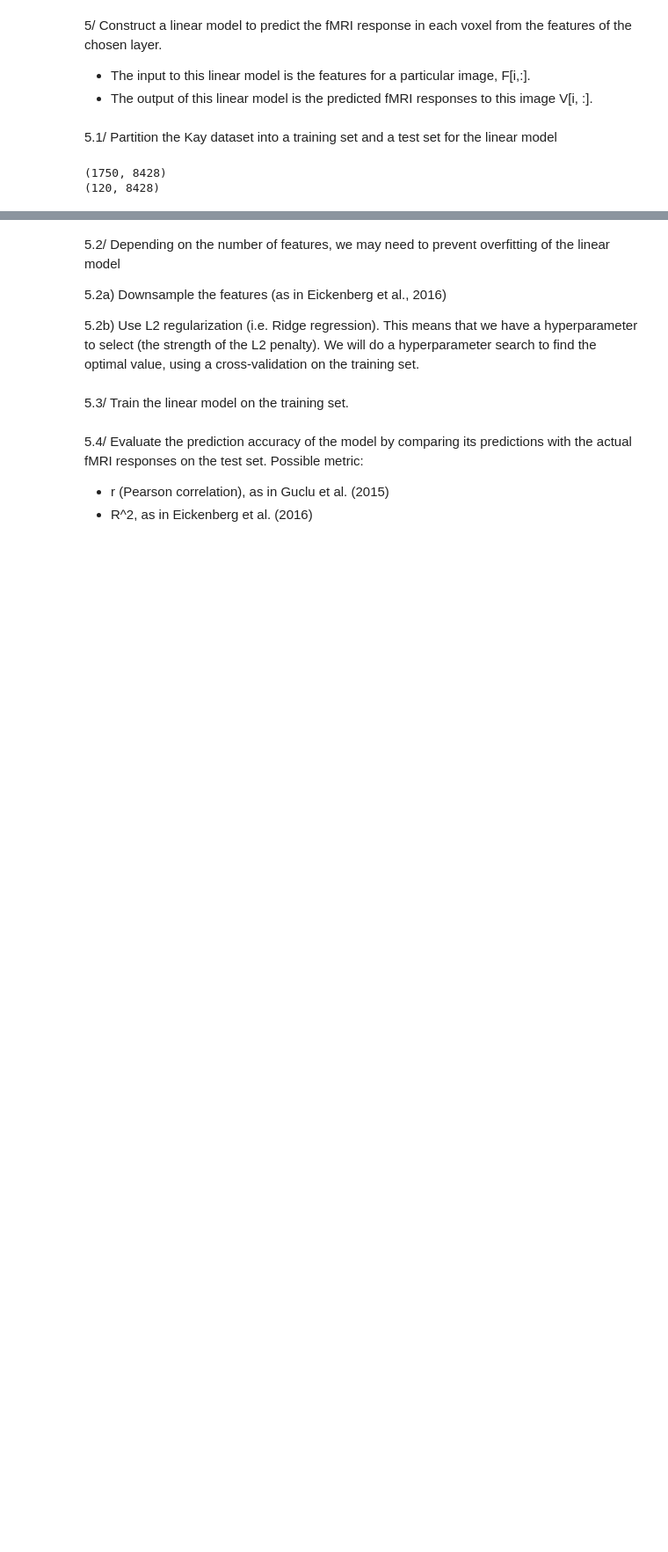
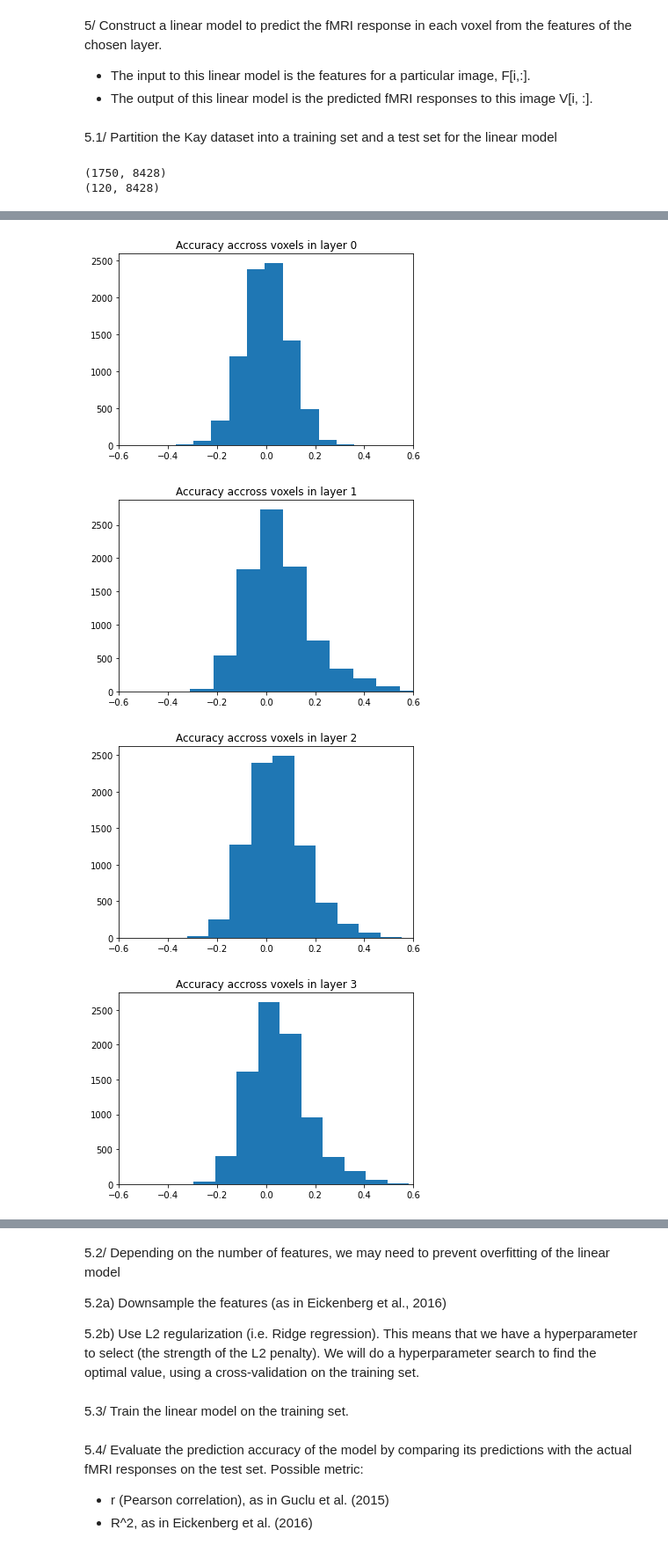
Before and after one commit to cedricfoucault/NMA-DL2021_deepfMRI, a Jupyter notebook: build_encoding_model.ipynb, the cells around one changed output, grey strips where cells are left out. Shown at 88% size. Cells and saved outputs as stored; diff of their text form; code cells hidden in the pictures; blank space fills up the shorter version.

Commit message:
Plots for each layer

```diff
--- a/build_encoding_model.ipynb
+++ b/build_encoding_model.ipynb
@@ -1313 +1311,14 @@ new num. of features:  1536
   0.01440314]
+# %%
+# Histogram of accuracies across voxels for each layer
+for i in range(len(corr_coeffs_test_by_layer)):
+  plot_corr_coeffs_layer = corr_coeffs_test_by_layer[i]
+  plt.figure()
+  plt.hist(plot_corr_coeffs_layer)
+  plt.title(f"Accuracy accross voxels in layer {i}")
+  xlim = plt.xlim(-0.6, 0.6)
+# %% [output]
+[figure, added]
+[figure, added]
+[figure, added]
+[figure, added]
```
Also changed, not shown: parts of 5 cells of this notebook.
